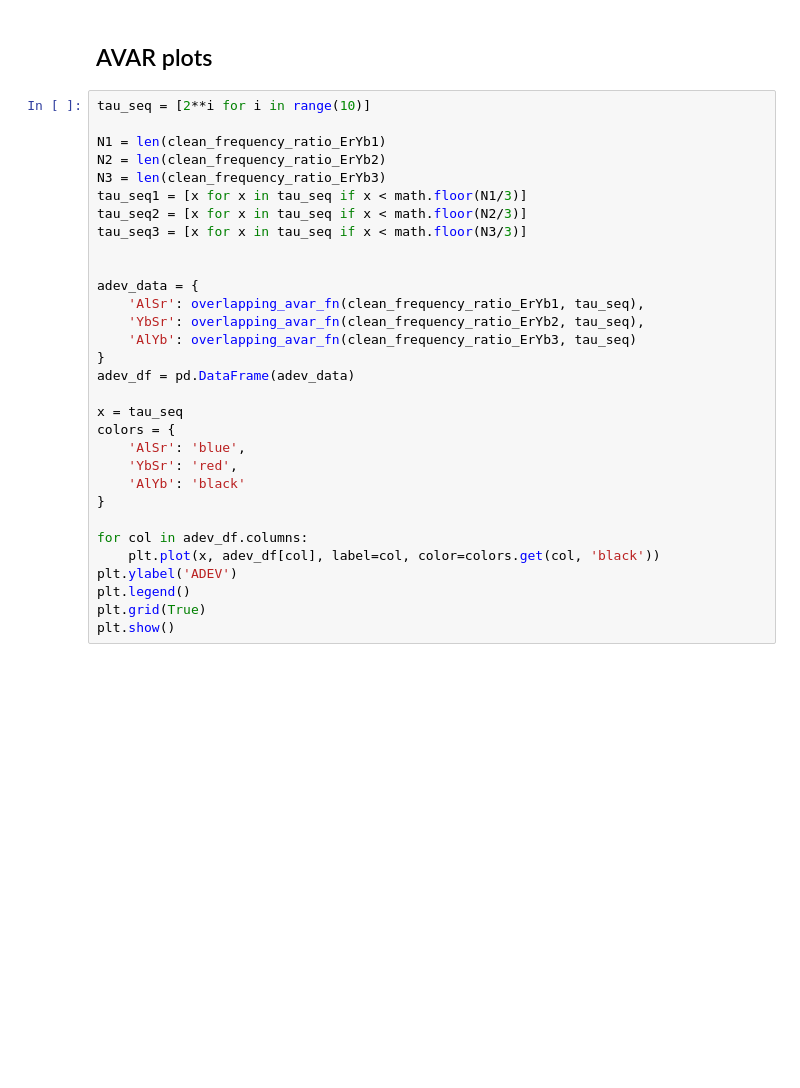
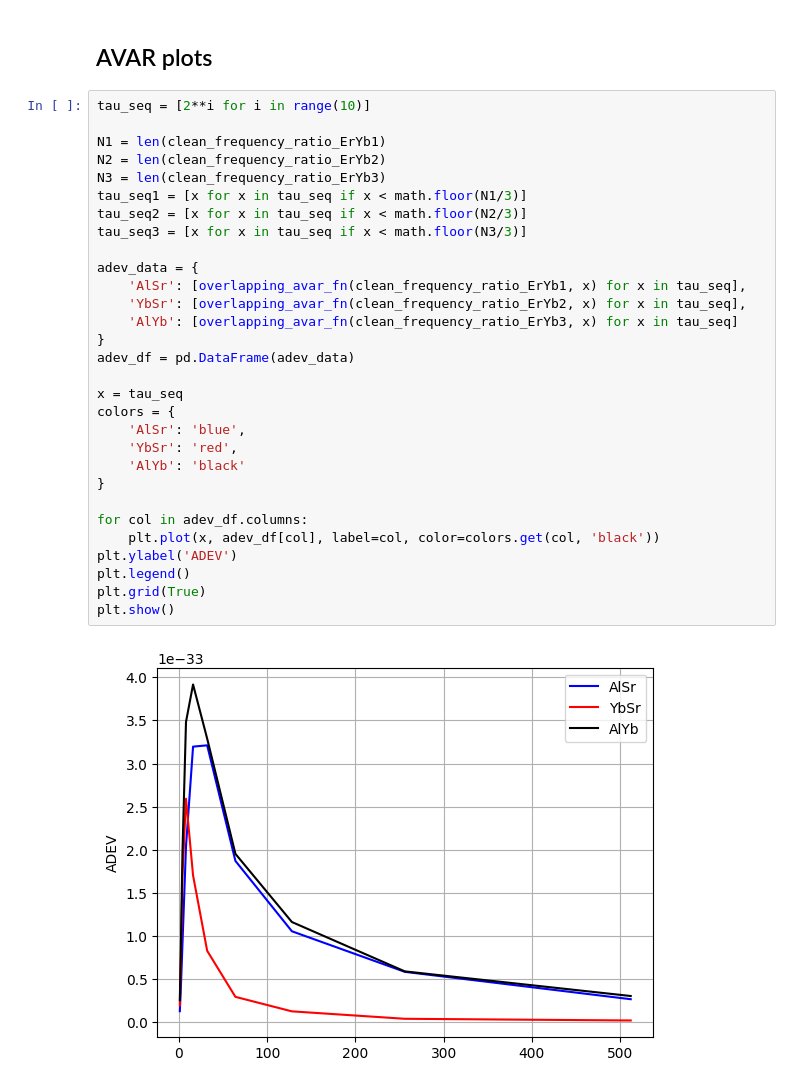
Before and after one commit to caitberry/atomic-clock, a Jupyter notebook: st-interp/NIST_TN/kalman_investigation.ipynb, the cells around one changed output. Saved outputs shown, nothing was run; the diff lists cells and outputs as text; blank space fills up the shorter version.

Commit message:
working avar plot

```diff
--- a/st-interp/NIST_TN/kalman_investigation.ipynb
+++ b/st-interp/NIST_TN/kalman_investigation.ipynb
@@ -521,31 +521,32 @@ Al+/Yb ADEV with tau= 3053 :  1.0949E-17
 # %%
 tau_seq = [2**i for i in range(10)]
 
 N1 = len(clean_frequency_ratio_ErYb1)
 N2 = len(clean_frequency_ratio_ErYb2)
 N3 = len(clean_frequency_ratio_ErYb3)
 tau_seq1 = [x for x in tau_seq if x < math.floor(N1/3)]
 tau_seq2 = [x for x in tau_seq if x < math.floor(N2/3)]
 tau_seq3 = [x for x in tau_seq if x < math.floor(N3/3)]
 
-
 adev_data = {
-    'AlSr': overlapping_avar_fn(clean_frequency_ratio_ErYb1, tau_seq),
-    'YbSr': overlapping_avar_fn(clean_frequency_ratio_ErYb2, tau_seq),
-    'AlYb': overlapping_avar_fn(clean_frequency_ratio_ErYb3, tau_seq)
+    'AlSr': [overlapping_avar_fn(clean_frequency_ratio_ErYb1, x) for x in tau_seq],
+    'YbSr': [overlapping_avar_fn(clean_frequency_ratio_ErYb2, x) for x in tau_seq],
+    'AlYb': [overlapping_avar_fn(clean_frequency_ratio_ErYb3, x) for x in tau_seq]
 }
 adev_df = pd.DataFrame(adev_data)
 
 x = tau_seq
 colors = {
     'AlSr': 'blue',
     'YbSr': 'red',
     'AlYb': 'black'
 }
 
 for col in adev_df.columns:
     plt.plot(x, adev_df[col], label=col, color=colors.get(col, 'black'))
 plt.ylabel('ADEV')
 plt.legend()
 plt.grid(True)
 plt.show()
+# %% [output]
+[figure, added]
```
Also changed, not shown: parts of 3 cells of this notebook, 1 other file.
